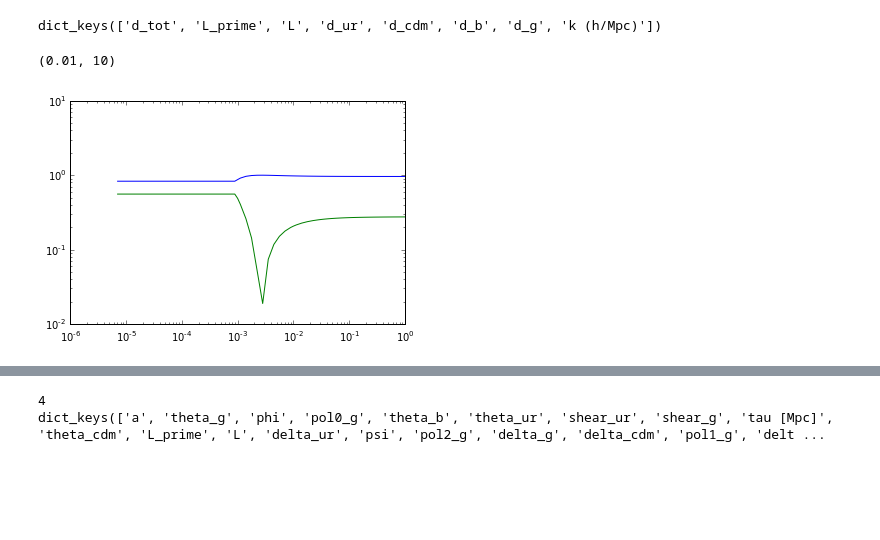
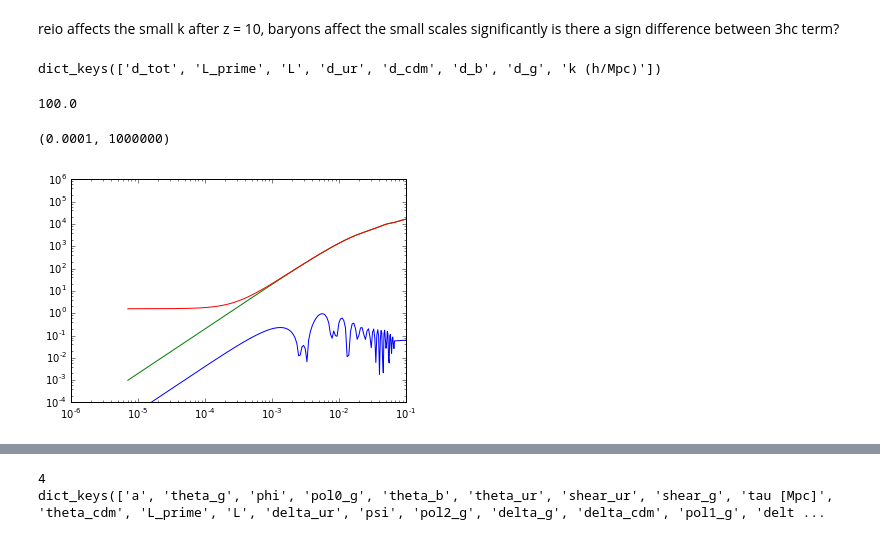
Before and after one commit to ThomasTram/CLASSmods, a Jupyter notebook: Plot_Spatial_Gauge.ipynb, the cells around one changed output, grey strips where cells are left out. Saved outputs shown, nothing was run; the diff lists cells and outputs as text; code cells hidden in the pictures; blank space fills up the shorter version.

```diff
--- a/Plot_Spatial_Gauge.ipynb
+++ b/Plot_Spatial_Gauge.ipynb
@@ -7,23 +7,47 @@ from scipy.signal import argrelextrema
 from scipy.interpolate import interp1d
 from classy import Class
 # %%
-z_pk = [500.0,100.0,50.0,5.0,0.0]
-k_out = [0.001, 0.01, 0.1, 1.0]
+z_pk = [200.0,100.0,50.0,10.0,5.0,0.0]
+k_out = [0.0001,0.001, 0.01, 0.1]
 cosmo = Class()
 cosmo.set({'output':'dTk, lTk',
-           'P_k_max_h/Mpc': 1.0,
            'z_pk':str(z_pk).strip('[]'),
-           'k_output_values':str(k_out).strip('[]')})
+           'k_output_values':str(k_out).strip('[]'),
+           'radiation_streaming_approximation':3,
+           'l_max_g':100,
+           'l_max_ur':100,
+           'reio_parametrization':'reio_none',
+           'k_per_decade_for_pk':40,
+           'k_per_decade_for_bao':120,
+           'gauge' : 'Newtonian',
+           'l_logstep':10,
+           'l_linstep':300,
+           'P_k_max_h/Mpc' : 0.1,
+           'lensing':'no',
+           'evolver':0
+            })
 cosmo.compute()
-# %%
-tks = cosmo.get_transfer(z_pk[-1])
-print tks.viewkeys()
-# %% [output]
-dict_keys(['d_tot', 'L_prime', 'L', 'd_ur', 'd_cdm', 'd_b', 'd_g', 'k (h/Mpc)'])
+# %% [markdown]
+ reio affects the small k after z = 10, baryons affect the small scales significantly
+ is there a sign difference between 3hc term?
+# %%
+tks0 = cosmo.get_transfer(z_pk[-1])
+tks5 = cosmo.get_transfer(z_pk[-2])
+tks10 = cosmo.get_transfer(z_pk[-3])
+tks50 = cosmo.get_transfer(z_pk[-4])
+tks100 = cosmo.get_transfer(z_pk[-5])
+tks200 = cosmo.get_transfer(z_pk[-6])
+print tks0.viewkeys()
+z_pk[-5]
+# %% [output]
+dict_keys(['d_tot', 'L_prime', 'L', 'd_ur', 'd_cdm', 'd_b', 'd_g', 'k (h/Mpc)'])
+100.0
 # %%
-k = tks['k (h/Mpc)']*cosmo.h()
-plt.loglog(k,np.abs(tks['L']),k,100*np.abs(tks['L_prime']))
-plt.ylim([1e-2,10])
+k = tks0['k (h/Mpc)']*cosmo.h()
+plt.loglog(k,np.abs( k*tks0['L']),
+           k,np.abs( tks0['L_prime'] ),
+           k,np.abs( tks0['d_cdm'] ))
+plt.ylim([0.0001,1000000])
 # %% [output]
-(0.01, 10)
+(0.0001, 1000000)
-[figure, old version]
+[figure, new version]
```
Also changed, not shown: parts of 5 cells of this notebook, 2 other files.
